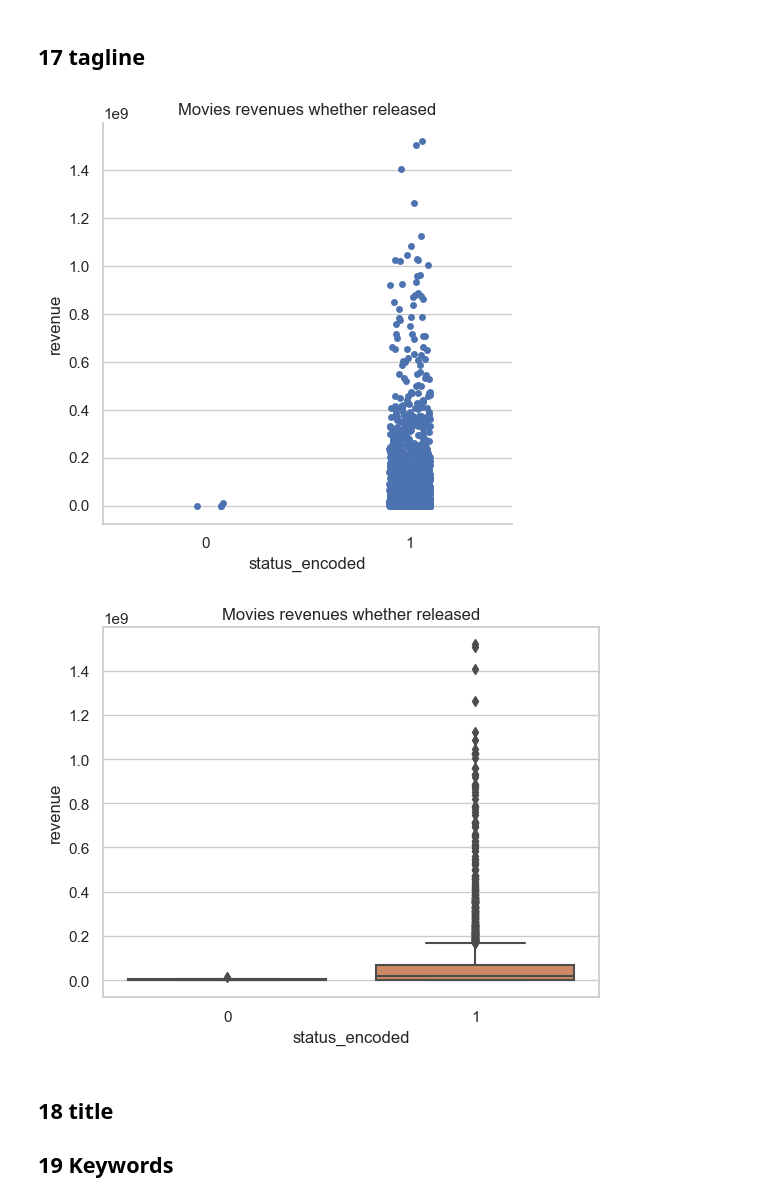
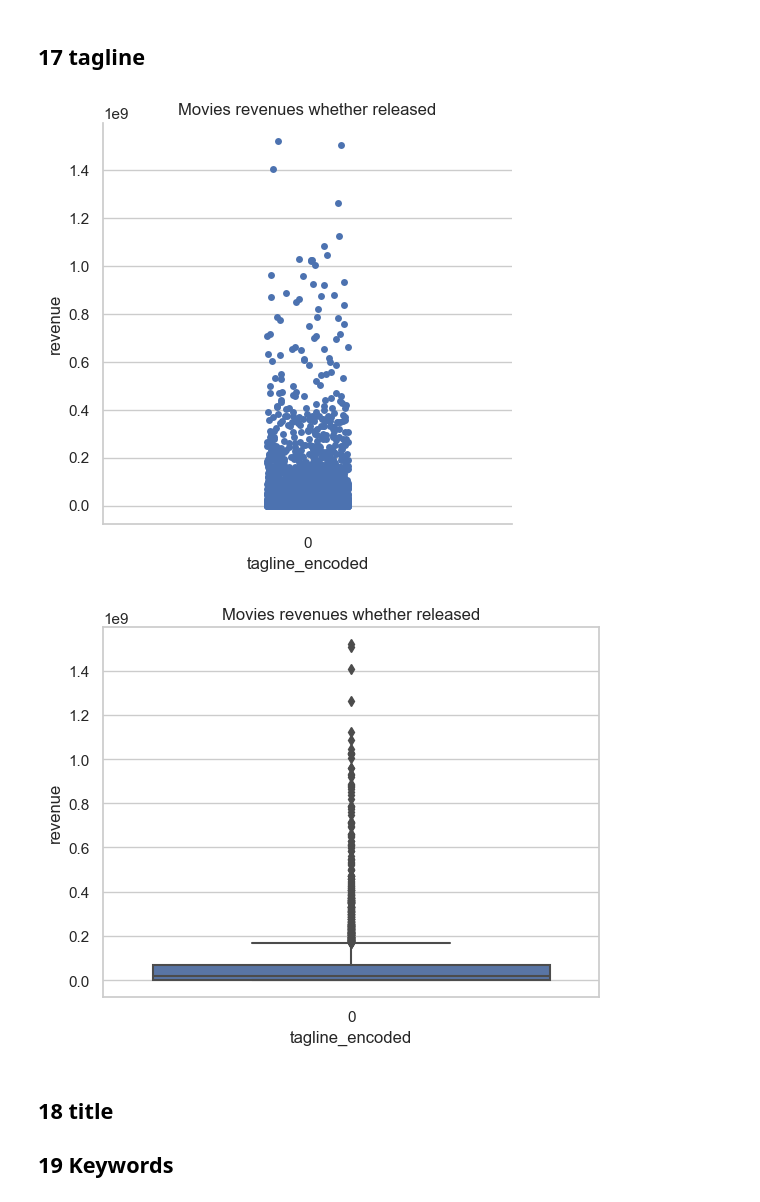
Before and after one commit to 001202ZHENG/DSBA2023_ML_Project, a Jupyter notebook: demo_wz.ipynb, the cells around one changed output. Saved outputs shown, nothing was run; the diff lists cells and outputs as text; code cells hidden in the pictures.

```diff
--- a/demo_wz.ipynb
+++ b/demo_wz.ipynb
@@ -126,0 +202,19 @@ Extrem low/high runtime leads to decrease in revenue
+# %%
+from sklearn.preprocessing import StandardScaler
+
+# 创建StandardScaler对象
+scaler = StandardScaler()
+
+# standarization
+for column in ['budget', 'popularity', 'runtime']:
+    df[column] = scaler.fit_transform(df[[column]])
+
+features = ['budget', 'popularity', 'runtime']
+plt.figure(figsize=(10, 8))
+
+#test
+for i, feature in enumerate(features):
+    plt.subplot(len(features), 1, i+1)
+    sns.histplot(df[feature], kde=True)
+    plt.title('Distribution of ' + feature)
+    plt.tight_layout()
@@ -150,9 +312,9 @@ plt.show()
 # %%
 
-def extract_genre_names(genres_str):
+def extract_genre_names(genres):
     try:
         # 解析字符串为Python的字面量结构（列表或字典）
-        genres_list = ast.literal_eval(genres_str)
+        genres_list = ast.literal_eval(genres)
         # 提取所有的类型名称并将它们连接为一个字符串
         genre_names = ', '.join([genre['name'] for genre in genres_list if 'name' in genre])
         return genre_names
@@ -161,8 +323,8 @@ def extract_genre_names(genres_str):
         return ''
 
 # 假设 'df' 是您的DataFrame，并且它有一个名为 'genres' 的列
-df['genres_str'] = df['genres'].apply(extract_genre_names)
+df['genres'] = df['genres'].apply(extract_genre_names)
 
 # 展示结果
-print(df[['genres', 'genres_str']].head())
+print(df['genres'].head())
 # %% [output]
@@ -459,19 +611,19 @@ plt.show()
 # %% [markdown]
 ## 17  tagline
 # %%
-df['status_encoded'] = df['status'].apply(lambda x: 1 if x == 'Released' else 0)
+df['tagline_encoded'] = df['tagline'].apply(lambda x: 1 if x == 'Released' else 0)
 
 #plot the relationship
-sns.catplot(x='status_encoded', y='revenue', data=df)
+sns.catplot(x='tagline_encoded', y='revenue', data=df)
 plt.title('Movies revenues whether released')
 plt.show()
 
-sns.boxplot(x='status_encoded', y='revenue', data=df)
+sns.boxplot(x='tagline_encoded', y='revenue', data=df)
 plt.title('Movies revenues whether released')
 plt.show()
 # %% [output]
-[figure, old version]
+[figure, new version]
-[figure, old version]
+[figure, new version]
 # %% [markdown]
 ## 18  title
 ## 19  Keywords
```
Also changed, not shown: parts of 18 cells of this notebook.
